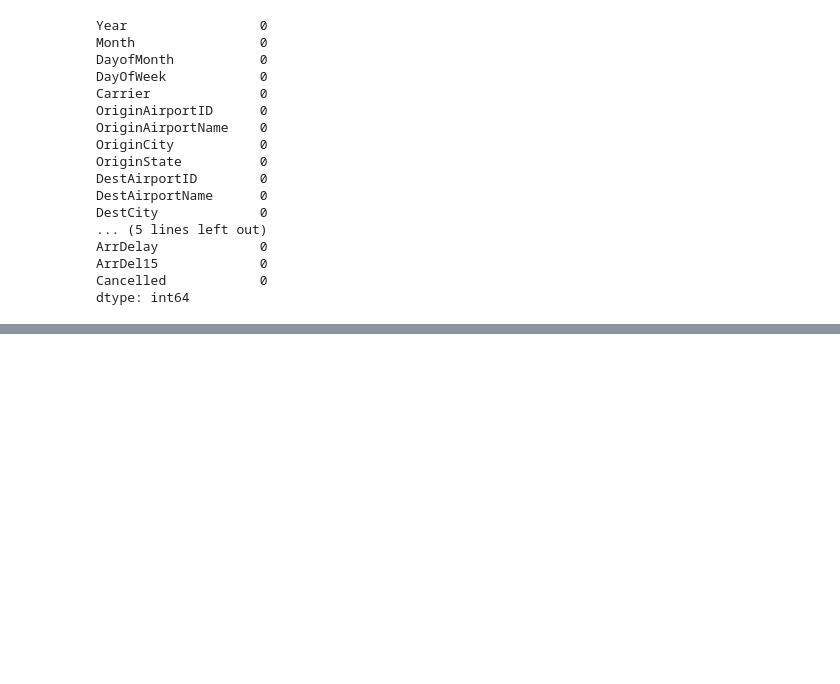
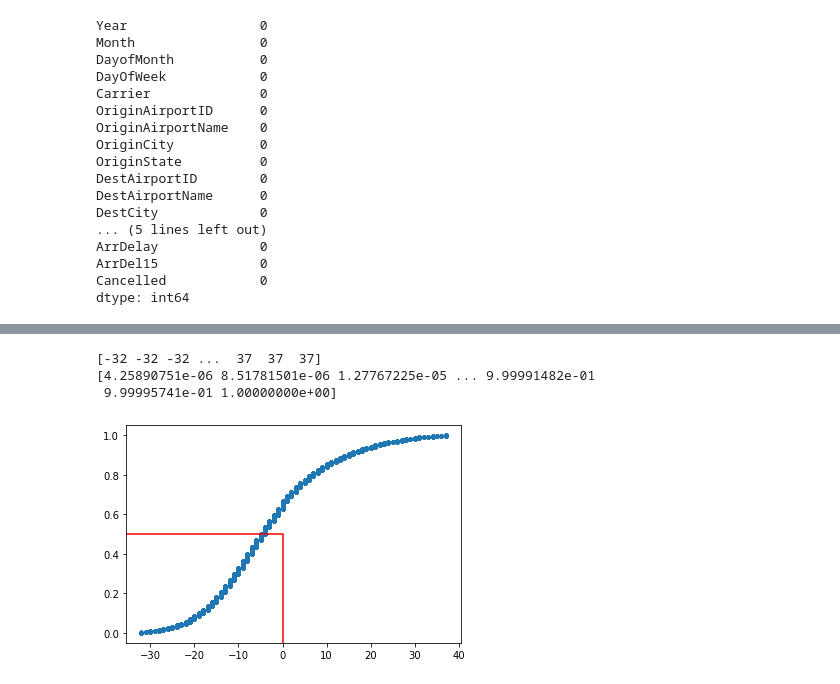
Before and after one commit to YiXin521/GIS, a Jupyter notebook: Practice_microsoft_01_flights_data.ipynb, the cells around one changed output, grey strips where cells are left out. Cells and saved outputs as stored; diff of their text form; code cells hidden in the pictures; blank space fills up the shorter version.

```diff
--- a/Practice_microsoft_01_flights_data.ipynb
+++ b/Practice_microsoft_01_flights_data.ipynb
@@ -222,0 +253,33 @@ Mode:0.00
+# %%
+%matplotlib inline
+import matplotlib.pyplot as plt
+
+def ecdf(data):
+
+    """Compute ECDF for a one-dimensional array of measurements."""
+    # Number of data points: n
+    n = len(data)
+    # x-data for the ECDF: x  / sort/order the data point
+    x = np.sort(data)
+    # y-data for the ECDF: y / give the x data point a position showing by percentage (0.0 ~ 1.0)
+    y = np.arange(1, n+1) / n
+
+    return x , y
+
+# Compute ECDF plot for one-dimensional arrayi: ArrDelay column
+
+x_val, y_val = ecdf(New_flights['ArrDelay'])
+print(x_val)
+print(y_val)
+
+plt.plot(x_val, y_val, marker='.', linestyle='none')
+
+## Use line to indicate the proximate 50% percentile = not delayed(<=0) on an ECDF
+plt.axvline(x=0, ymin=0.0, ymax=0.5, color ='r')
+plt.axhline(y=0.5, xmax= 35/75, color = 'r')
+plt.show()
+# %% [output]
+[-32 -32 -32 ...  37  37  37]
+[4.25890751e-06 8.51781501e-06 1.27767225e-05 ... 9.99991482e-01
+ 9.99995741e-01 1.00000000e+00]
+[figure, added]
```
Also changed, not shown: parts of 41 cells of this notebook.
